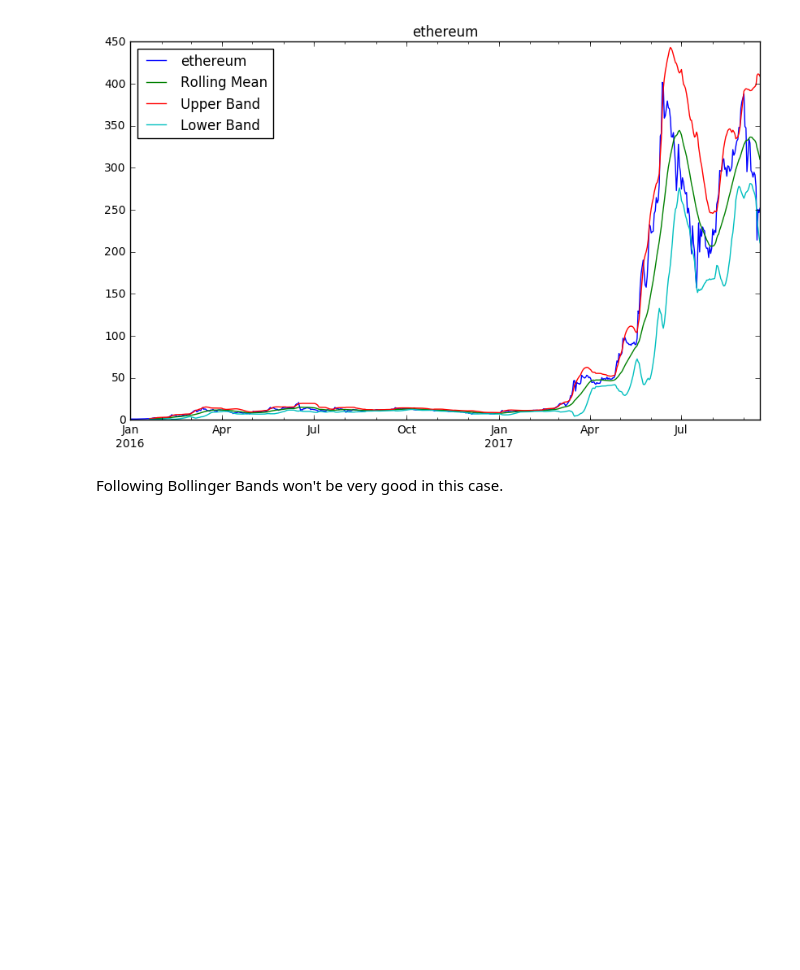
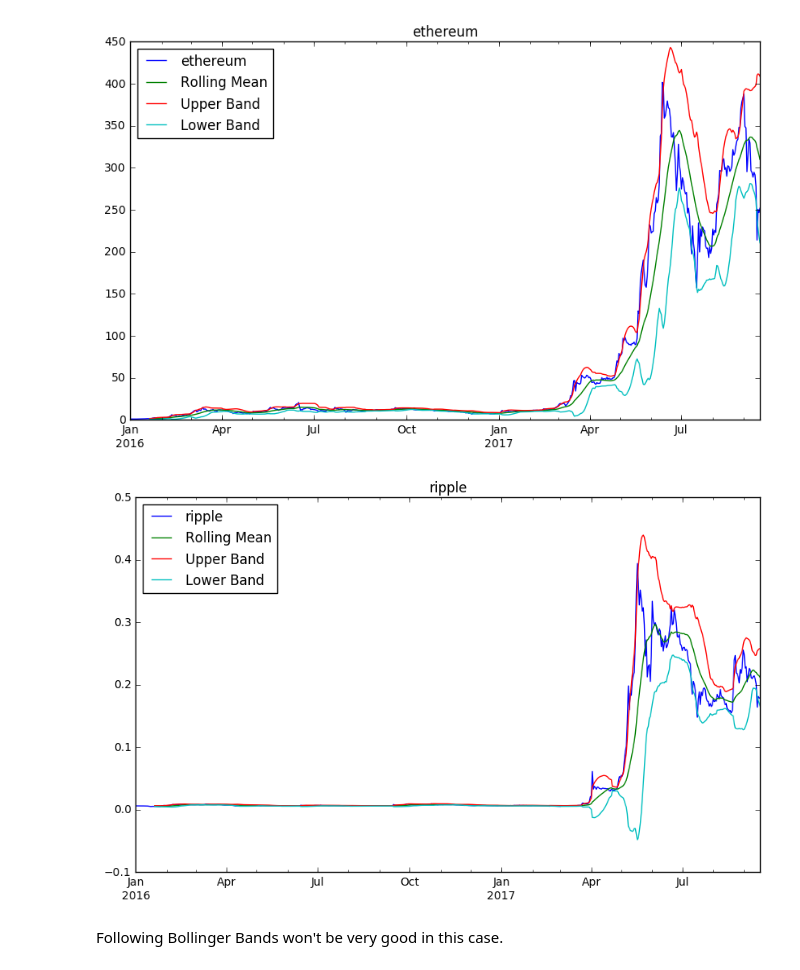
Before and after one commit to guangzhixie/cryptocurrency-time-series, a Jupyter notebook: Cryptocurrencies_EDA.ipynb, the cells around one changed output. Saved outputs shown, nothing was run; the diff lists cells and outputs as text; code cells hidden in the pictures; blank space fills up the shorter version.

```diff
--- a/Cryptocurrencies_EDA.ipynb
+++ b/Cryptocurrencies_EDA.ipynb
@@ -166,6 +173,10 @@ plot_bollinger_bands('bitcoin')
 plot_bollinger_bands('ethereum')
 # %% [output]
 [figure]
+# %%
+plot_bollinger_bands('ripple')
+# %% [output]
+[figure, added]
 # %% [markdown]
 Following Bollinger Bands won't be very good in this case.
 # %% [markdown]
```
Also changed, not shown: parts of 31 cells of this notebook.
